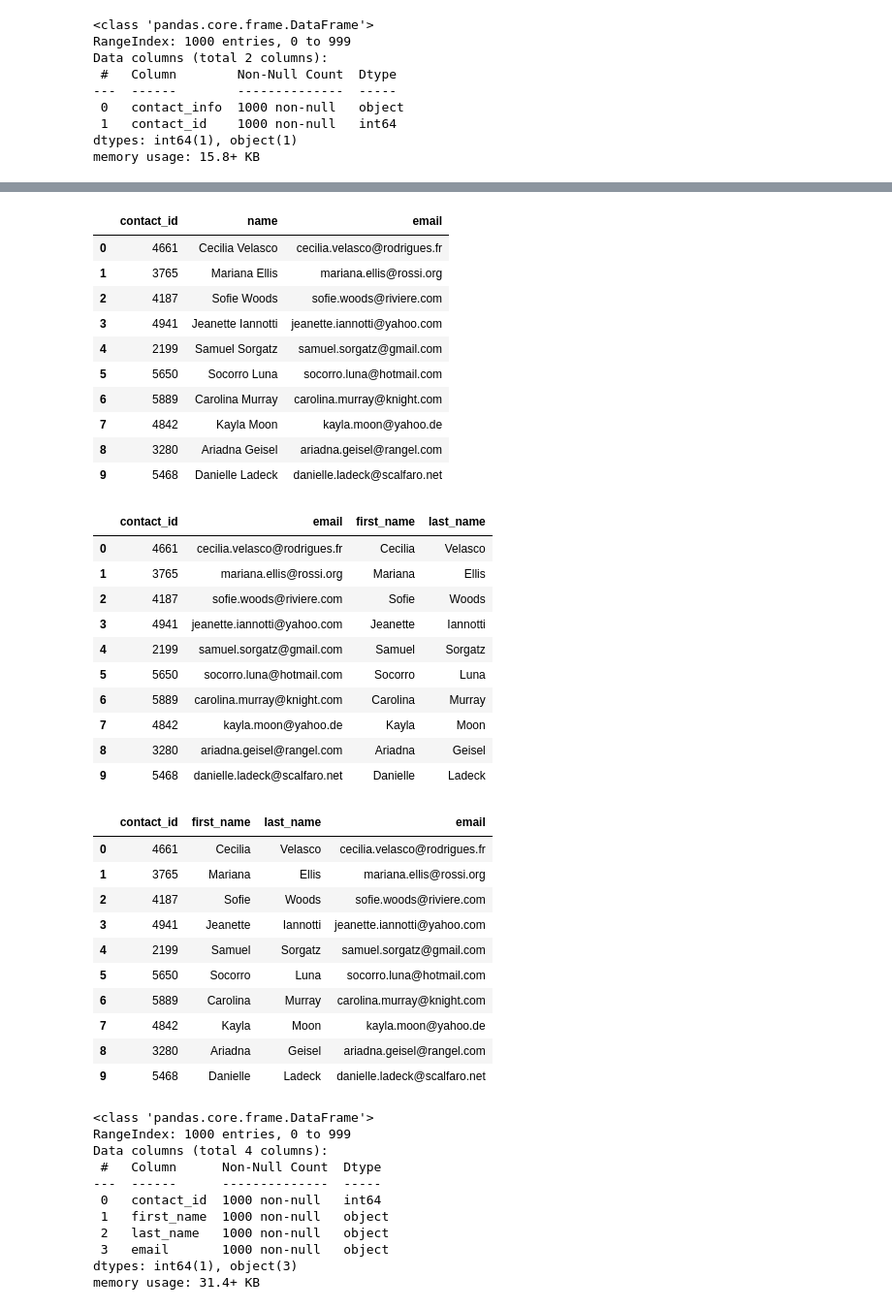
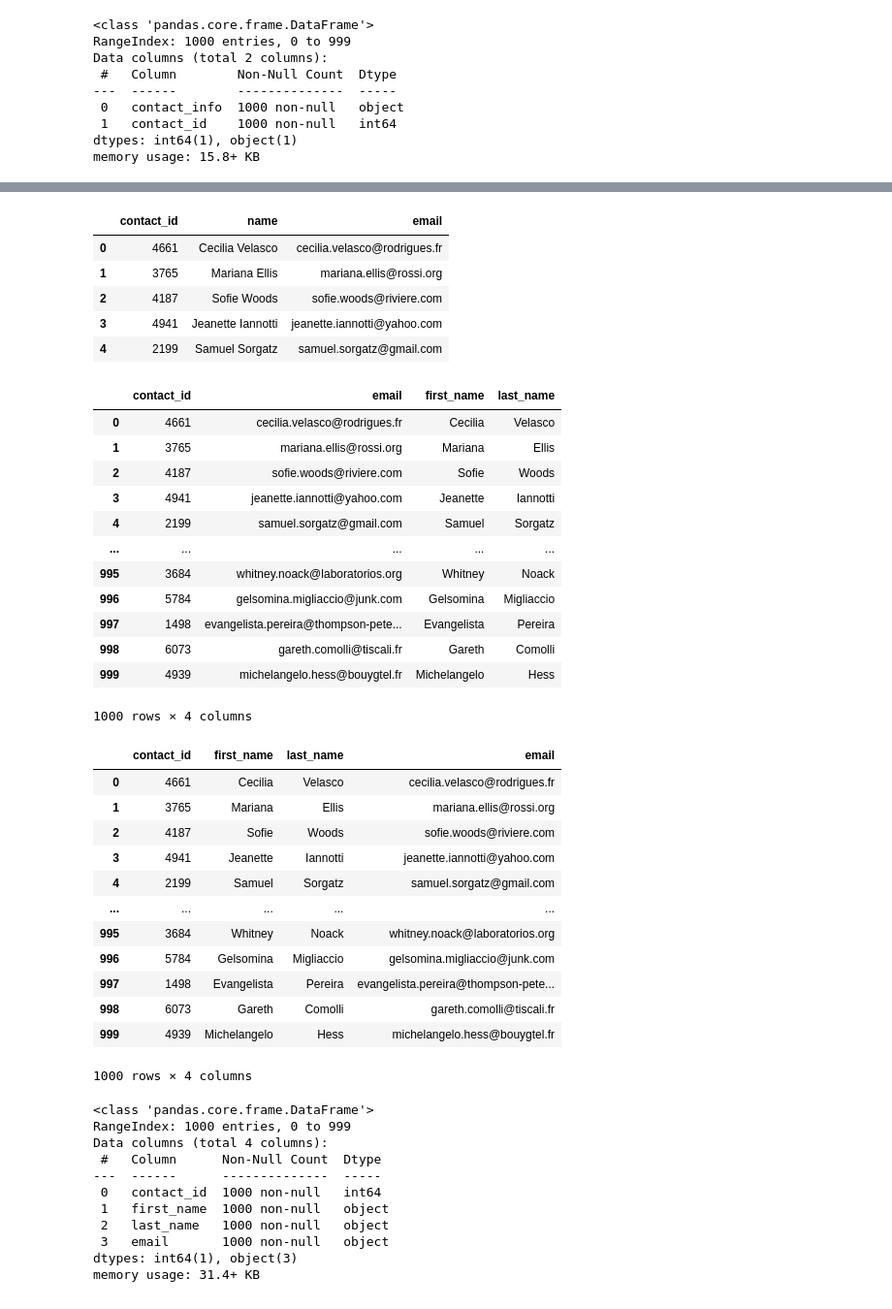
Before and after one commit to katyoung91/Crowdfunding_ETL, a Jupyter notebook: ETL_Mini_Project_MDiop_KYoung.ipynb, the cells around one changed output, grey strips where cells are left out. Shown at 97% size. Drawn from its saved outputs; the diff is of its cells as text; code cells hidden in the pictures.

```diff
--- a/ETL_Mini_Project_MDiop_KYoung.ipynb
+++ b/ETL_Mini_Project_MDiop_KYoung.ipynb
@@ -401,6 +492,8 @@ dtypes: object(2)
 memory usage: 15.8+ KB
 # %%
 # Convert the "contact_id" column to an int64 data type.
+contact_info_df_copy = contact_info_df_copy.astype({'contact_id':'int64'})
+contact_info_df_copy.info()
 # %% [output]
 <class 'pandas.core.frame.DataFrame'>
 RangeIndex: 1000 entries, 0 to 999
@@ -441,0 +507,7 @@ memory usage: 15.8+ KB
+# %%
+# Extract the name of the contact and add it to a new column.
+#Extracts all consecutive uppercase and lowercase letters, spaces, dashes or apostrophes immediately following "name":. Dahses and apostrophes are included for people with these charachers in their names (ie Mary-Kate, O'Donnel)
+p = r'(?:"name"\:\s")([A-Z|a-z|\s|-|\']{1,})'
+
+contact_info_df_copy['name'] = contact_info_df_copy['contact_info'].str.extract(p)
+contact_info_df_copy
@@ -441,0 +528,7 @@ memory usage: 15.8+ KB
+# %%
+# Extract the email from the contacts and add the values to a new column.
+#Takes the takes any alphanumeric charachers plus periods, underscores and dashes in the pattern [arg1]@[arg2].[arg3]
+p = r'(?:"email"\:\s")([a-zA-Z0-9._-]+@[a-zA-Z0-9._-]+\.[a-zA-Z0-9_-]+)'
+
+contact_info_df_copy['email'] = contact_info_df_copy['contact_info'].str.extract(p)
+contact_info_df_copy
@@ -442,5 +549,7 @@ memory usage: 15.8+ KB
 # %%
 # Create a copy of the contact_info_df with the 'contact_id', 'name', 'email' columns.
+contacts_df_clean = contact_info_df_copy[['contact_id', 'name', 'email']].copy()
+contacts_df_clean.head()
 # %% [output]
 |  | contact_id | name | email |
 | 0 | 4661 | Cecilia Velasco | cecilia.velasco@rodrigues.fr |
@@ -448,30 +557,31 @@ memory usage: 15.8+ KB
 | 2 | 4187 | Sofie Woods | sofie.woods@riviere.com |
 | 3 | 4941 | Jeanette Iannotti | jeanette.iannotti@yahoo.com |
 | 4 | 2199 | Samuel Sorgatz | samuel.sorgatz@gmail.com |
-| 5 | 5650 | Socorro Luna | socorro.luna@hotmail.com |
-| 6 | 5889 | Carolina Murray | carolina.murray@knight.com |
-| 7 | 4842 | Kayla Moon | kayla.moon@yahoo.de |
-| 8 | 3280 | Ariadna Geisel | ariadna.geisel@rangel.com |
-| 9 | 5468 | Danielle Ladeck | danielle.ladeck@scalfaro.net |
 # %%
 # Create a "first"name" and "last_name" column with the first and last names from the "name" column.
-
+contacts_df_clean[['first_name', 'last_name']] = contacts_df_clean['name'].str.split(' ', expand=True)
 
 # Drop the contact_name column
+contacts_df_clean = contacts_df_clean.drop(['name'], axis=1)
+contacts_df_clean
 # %% [output]
 |  | contact_id | email | first_name | last_name |
 | 0 | 4661 | cecilia.velasco@rodrigues.fr | Cecilia | Velasco |
 | 1 | 3765 | mariana.ellis@rossi.org | Mariana | Ellis |
 | 2 | 4187 | sofie.woods@riviere.com | Sofie | Woods |
 | 3 | 4941 | jeanette.iannotti@yahoo.com | Jeanette | Iannotti |
 | 4 | 2199 | samuel.sorgatz@gmail.com | Samuel | Sorgatz |
-| 5 | 5650 | socorro.luna@hotmail.com | Socorro | Luna |
-| 6 | 5889 | carolina.murray@knight.com | Carolina | Murray |
-| 7 | 4842 | kayla.moon@yahoo.de | Kayla | Moon |
-| 8 | 3280 | ariadna.geisel@rangel.com | Ariadna | Geisel |
-| 9 | 5468 | danielle.ladeck@scalfaro.net | Danielle | Ladeck |
+| ... | ... | ... | ... | ... |
+| 995 | 3684 | whitney.noack@laboratorios.org | Whitney | Noack |
+| 996 | 5784 | gelsomina.migliaccio@junk.com | Gelsomina | Migliaccio |
+| 997 | 1498 | evangelista.pereira@thompson-pete... | Evangelista | Pereira |
+| 998 | 6073 | gareth.comolli@tiscali.fr | Gareth | Comolli |
+| 999 | 4939 | michelangelo.hess@bouygtel.fr | Michelangelo | Hess |
+1000 rows × 4 columns
 # %%
 # Reorder the columns
+contacts_df_clean = contacts_df_clean[['contact_id', 'first_name','last_name','email']]
+contacts_df_clean
 # %% [output]
 |  | contact_id | first_name | last_name | email |
 | 0 | 4661 | Cecilia | Velasco | cecilia.velasco@rodrigues.fr |
@@ -479,10 +589,12 @@ memory usage: 15.8+ KB
 | 2 | 4187 | Sofie | Woods | sofie.woods@riviere.com |
 | 3 | 4941 | Jeanette | Iannotti | jeanette.iannotti@yahoo.com |
 | 4 | 2199 | Samuel | Sorgatz | samuel.sorgatz@gmail.com |
-| 5 | 5650 | Socorro | Luna | socorro.luna@hotmail.com |
-| 6 | 5889 | Carolina | Murray | carolina.murray@knight.com |
-| 7 | 4842 | Kayla | Moon | kayla.moon@yahoo.de |
-| 8 | 3280 | Ariadna | Geisel | ariadna.geisel@rangel.com |
-| 9 | 5468 | Danielle | Ladeck | danielle.ladeck@scalfaro.net |
+| ... | ... | ... | ... | ... |
+| 995 | 3684 | Whitney | Noack | whitney.noack@laboratorios.org |
+| 996 | 5784 | Gelsomina | Migliaccio | gelsomina.migliaccio@junk.com |
+| 997 | 1498 | Evangelista | Pereira | evangelista.pereira@thompson-pete... |
+| 998 | 6073 | Gareth | Comolli | gareth.comolli@tiscali.fr |
+| 999 | 4939 | Michelangelo | Hess | michelangelo.hess@bouygtel.fr |
+1000 rows × 4 columns
 # %%
 # Check the datatypes one more time before exporting as CSV file.
```
Also changed, not shown: parts of 19 cells of this notebook, 1 other file.
